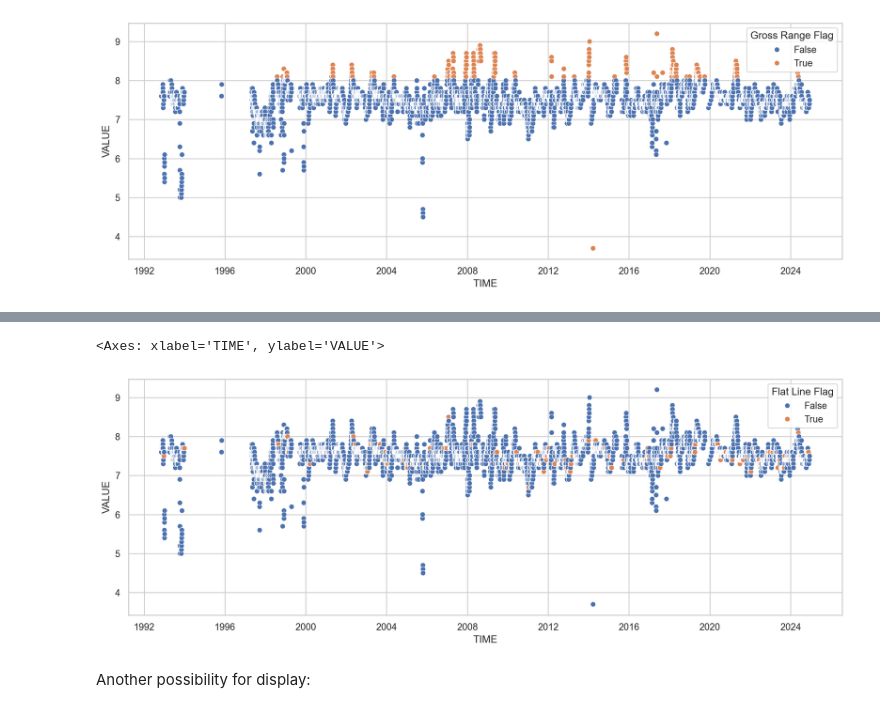
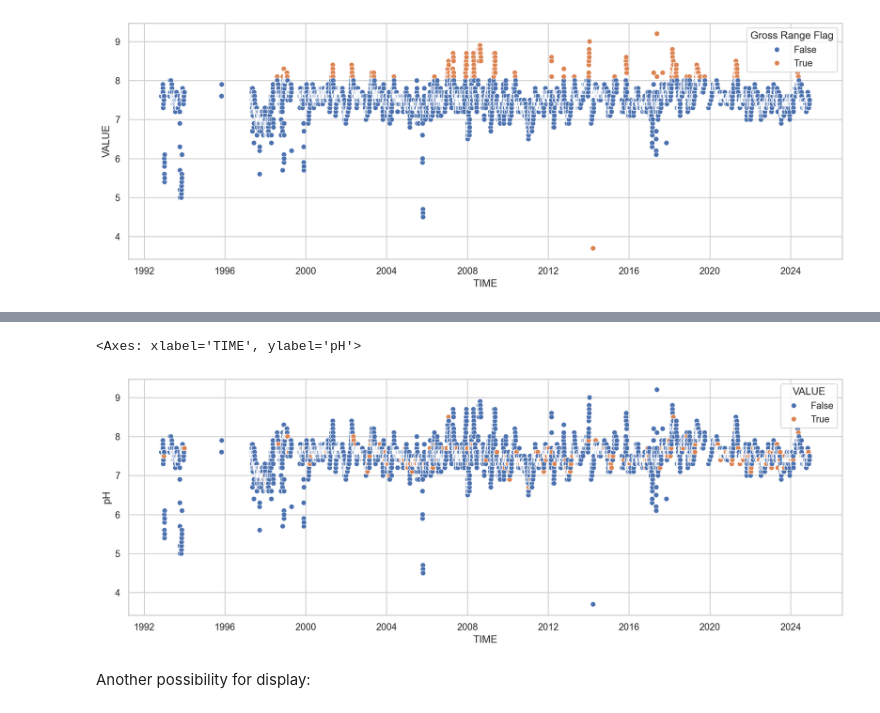
Before and after one commit to DWR-QA-Program/caldata-dsa-outlier-tool, a Jupyter notebook: dwr/dwr.ipynb, the cells around one changed output, grey strips where cells are left out. Drawn from its saved outputs; the diff is of its cells as text; code cells hidden in the pictures.

Commit message:
resolve flat line test

```diff
--- a/dwr/dwr.ipynb
+++ b/dwr/dwr.ipynb
@@ -216,11 +212,11 @@ The flat line test compares the present observation to several previous observat
 # %%
-def flat_line_test(time_series: pd.Series, number_of_repeated_values: int = 1) -> pd.DataFrame:
+def flat_line_test(ts: pd.Series, number_of_repeated_values: int = 2) -> pd.DataFrame:
     """
     Apply a flat line test to a time series.
 
     Parameters
     ----------
-    time_series : pd.Series
+    ts : pd.Series
         A pandas series with a datetime index.
 
     number_of_repeated_values : int
@@ -238,7 +234,7 @@ def flat_line_test(time_series: pd.Series, number_of_repeated_values: int = 1) -
     """
     if time_series.empty:
         raise ValueError('No input data.')
-    mask = time_series.ne(time_series.shift())
-    counts = time_series.groupby(mask.cumsum()).transform('count')
-    df['Flat Line Flag'] = np.where((counts > number_of_repeated_values ), True, False)
-    return df
+    mask = ts.ne(ts.shift())
+    counts = ts.groupby(mask.cumsum()).transform('count')
+    output_time_series = counts >= number_of_repeated_values
+    return output_time_series
@@ -245,12 +245,15 @@ def flat_line_test(time_series: pd.Series, number_of_repeated_values: int = 1) -
 # %%
-df_flat_line = flat_line_test(time_series=df.VALUE, number_of_repeated_values=5)
+df_flat_line = flat_line_test(ts=df.VALUE, number_of_repeated_values=5)
+# %%
+df_flat_line = pd.DataFrame(df_flat_line)
+df_flat_line['pH'] = df.VALUE
 # %%
 sns.set_theme(style="whitegrid")
 fig, ax = plt.subplots(figsize=(15,5))
-sns.scatterplot(df_flat_line, x='TIME', y='VALUE', hue='Flat Line Flag')
+sns.scatterplot(df_flat_line, x='TIME', y='pH', hue='VALUE')
 # %% [output]
-<Axes: xlabel='TIME', ylabel='VALUE'>
+<Axes: xlabel='TIME', ylabel='pH'>
-[figure, old version]
+[figure, new version]
 # %% [markdown]
 Another possibility for display:
 # %%
```
Also changed, not shown: parts of 2 cells of this notebook, 1 other file.
